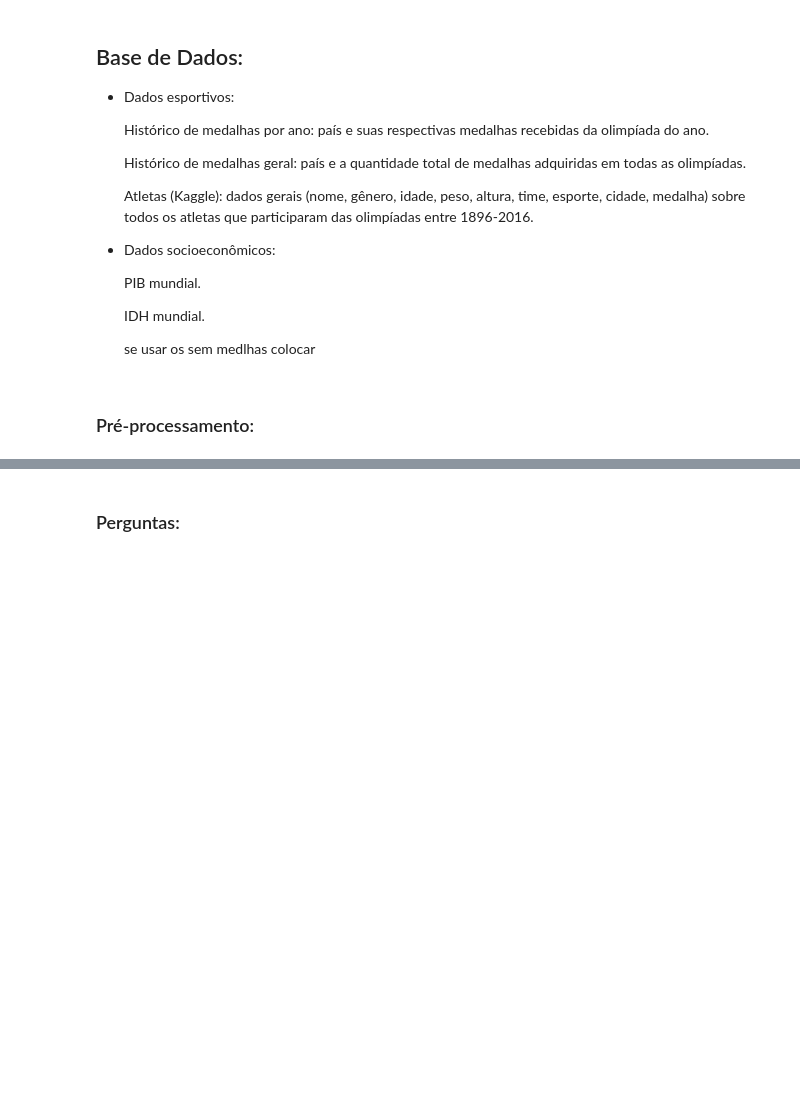
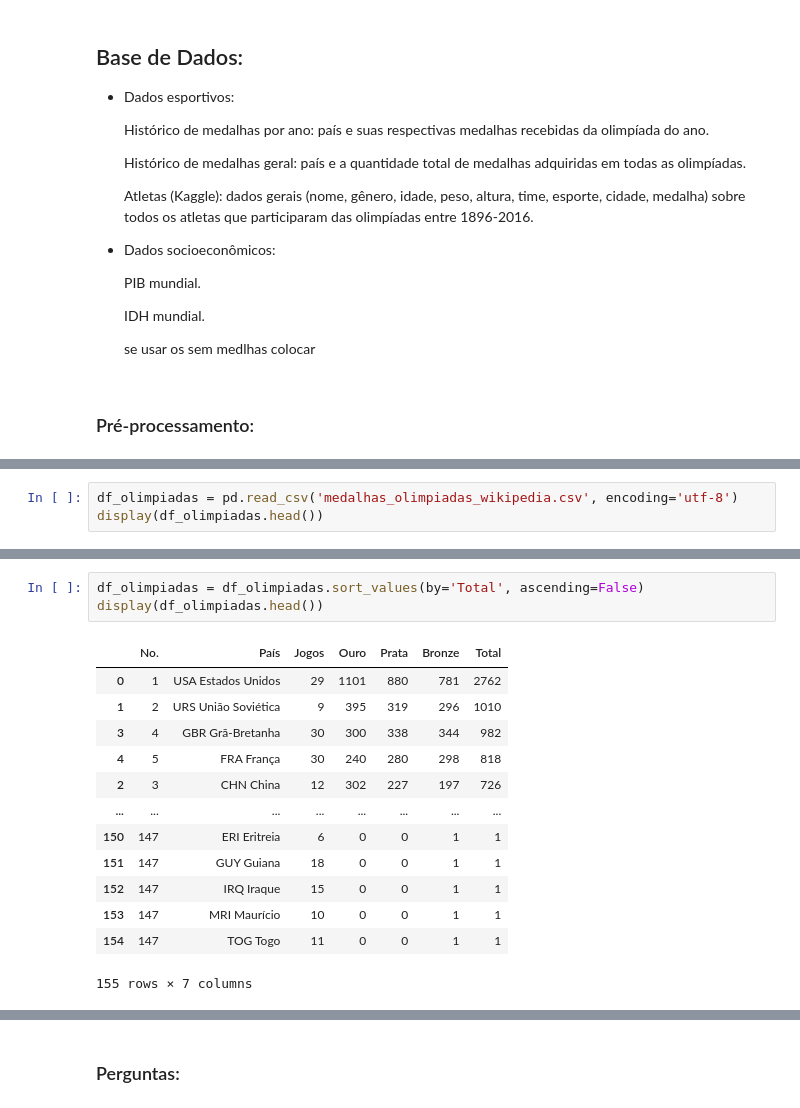
Before and after one commit to ClaraCaldas/Projeto-ICD, a Jupyter notebook: RELATORIO.ipynb, the cells around one changed output, grey strips where cells are left out. Cells and saved outputs as stored; diff of their text form; blank space fills up the shorter version.

```diff
--- a/RELATORIO.ipynb
+++ b/RELATORIO.ipynb
@@ -48,0 +88,3 @@ ajuste no nome do pais e cria noc e nas paralimpiadas exclui uma linha que tinha
+# %%
+df_olimpiadas = pd.read_csv('medalhas_olimpiadas_wikipedia.csv', encoding='utf-8')
+display(df_olimpiadas.head())
@@ -48,0 +98,17 @@ ajuste no nome do pais e cria noc e nas paralimpiadas exclui uma linha que tinha
+# %%
+df_olimpiadas = df_olimpiadas.sort_values(by='Total', ascending=False)
+display(df_olimpiadas.head())
+# %% [output]
+|  | No. | País | Jogos | Ouro | Prata | Bronze | Total |
+| 0 | 1 | USA Estados Unidos | 29 | 1101 | 880 | 781 | 2762 |
+| 1 | 2 | URS União Soviética | 9 | 395 | 319 | 296 | 1010 |
+| 3 | 4 | GBR Grã-Bretanha | 30 | 300 | 338 | 344 | 982 |
+| 4 | 5 | FRA França | 30 | 240 | 280 | 298 | 818 |
+| 2 | 3 | CHN China | 12 | 302 | 227 | 197 | 726 |
+| ... | ... | ... | ... | ... | ... | ... | ... |
+| 150 | 147 | ERI Eritreia | 6 | 0 | 0 | 1 | 1 |
+| 151 | 147 | GUY Guiana | 18 | 0 | 0 | 1 | 1 |
+| 152 | 147 | IRQ Iraque | 15 | 0 | 0 | 1 | 1 |
+| 153 | 147 | MRI Maurício | 10 | 0 | 0 | 1 | 1 |
+| 154 | 147 | TOG Togo | 11 | 0 | 0 | 1 | 1 |
+155 rows × 7 columns
```
Also changed, not shown: parts of 20 cells of this notebook, 2 other files.
